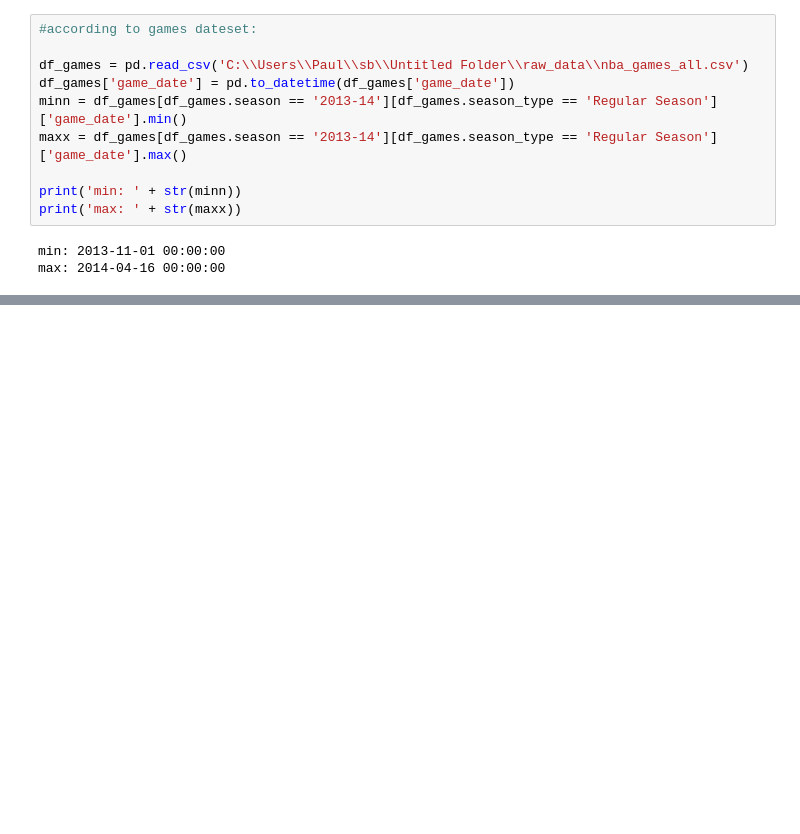
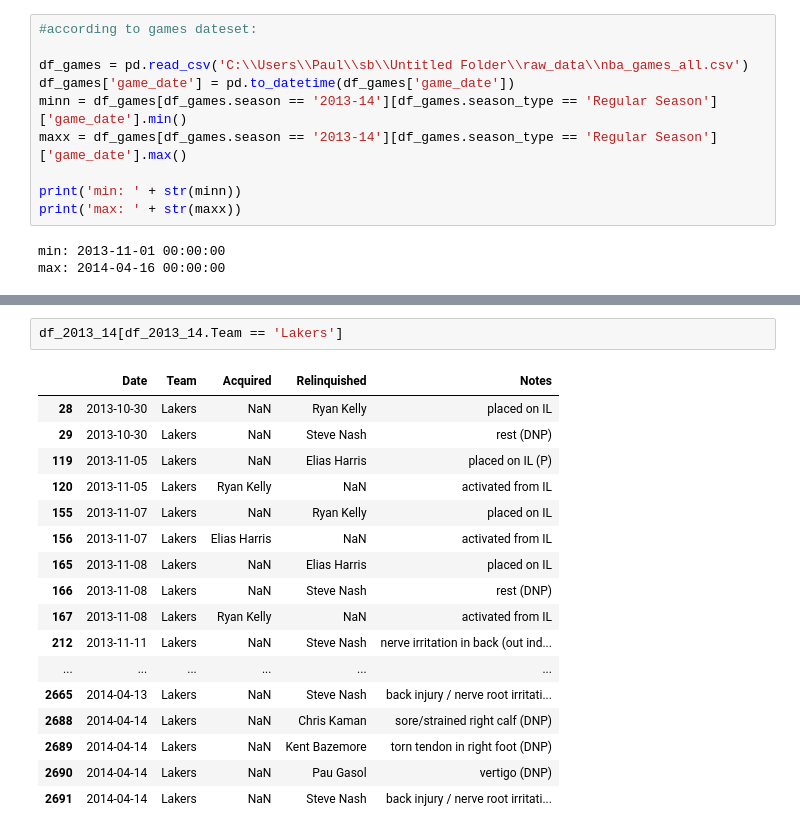
Before and after one commit to pauljacob/capstoneNBA, a Jupyter notebook: Untitled Folder/capstone2_injuries.ipynb, the cells around one changed output, grey strips where cells are left out. Cells and saved outputs as stored; diff of their text form; blank space fills up the shorter version.

```diff
--- a/Untitled Folder/capstone2_injuries.ipynb
+++ b/Untitled Folder/capstone2_injuries.ipynb
@@ -110,0 +143,20 @@ max: 2014-04-16 00:00:00
+# %%
+df_2013_14[df_2013_14.Team == 'Lakers']
+# %% [output]
+|  | Date | Team | Acquired | Relinquished | Notes |
+| 28 | 2013-10-30 | Lakers | NaN | Ryan Kelly | placed on IL |
+| 29 | 2013-10-30 | Lakers | NaN | Steve Nash | rest (DNP) |
+| 119 | 2013-11-05 | Lakers | NaN | Elias Harris | placed on IL (P) |
+| 120 | 2013-11-05 | Lakers | Ryan Kelly | NaN | activated from IL |
+| 155 | 2013-11-07 | Lakers | NaN | Ryan Kelly | placed on IL |
+| 156 | 2013-11-07 | Lakers | Elias Harris | NaN | activated from IL |
+| 165 | 2013-11-08 | Lakers | NaN | Elias Harris | placed on IL |
+| 166 | 2013-11-08 | Lakers | NaN | Steve Nash | rest (DNP) |
+| 167 | 2013-11-08 | Lakers | Ryan Kelly | NaN | activated from IL |
+| 212 | 2013-11-11 | Lakers | NaN | Steve Nash | nerve irritation in back (out ind... |
+| ... | ... | ... | ... | ... | ... |
+| 2665 | 2014-04-13 | Lakers | NaN | Steve Nash | back injury / nerve root irritati... |
+| 2688 | 2014-04-14 | Lakers | NaN | Chris Kaman | sore/strained right calf (DNP) |
+| 2689 | 2014-04-14 | Lakers | NaN | Kent Bazemore | torn tendon in right foot (DNP) |
+| 2690 | 2014-04-14 | Lakers | NaN | Pau Gasol | vertigo (DNP) |
+| 2691 | 2014-04-14 | Lakers | NaN | Steve Nash | back injury / nerve root irritati... |
```
Also changed, not shown: parts of 8 cells of this notebook.
